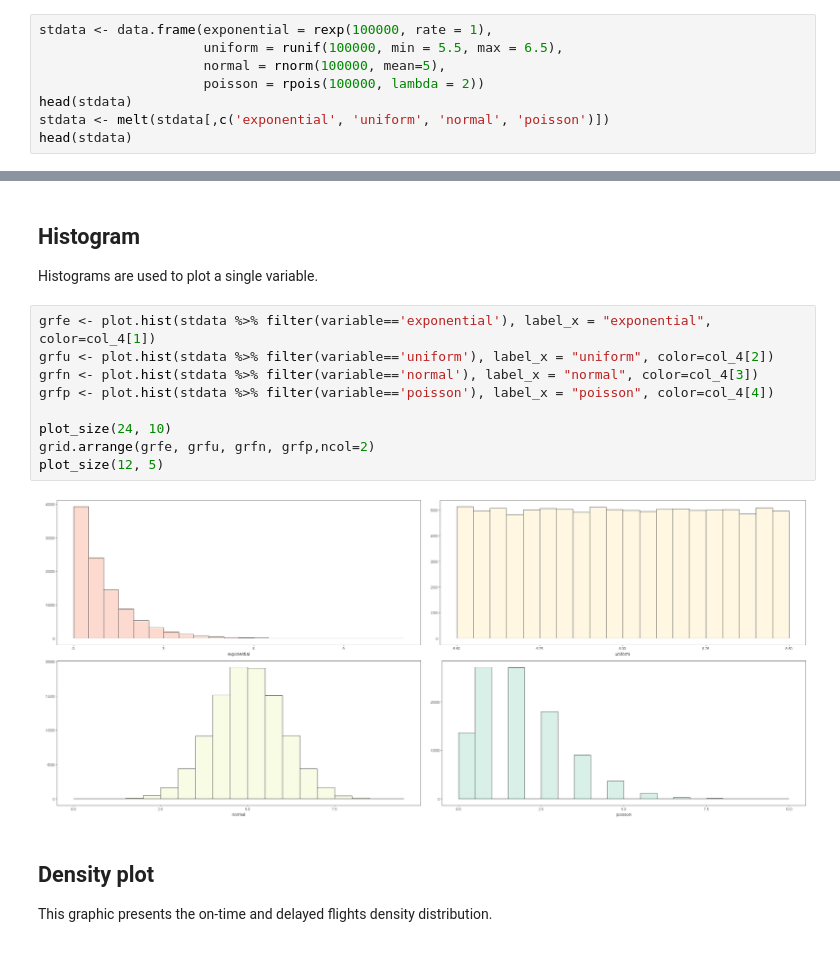
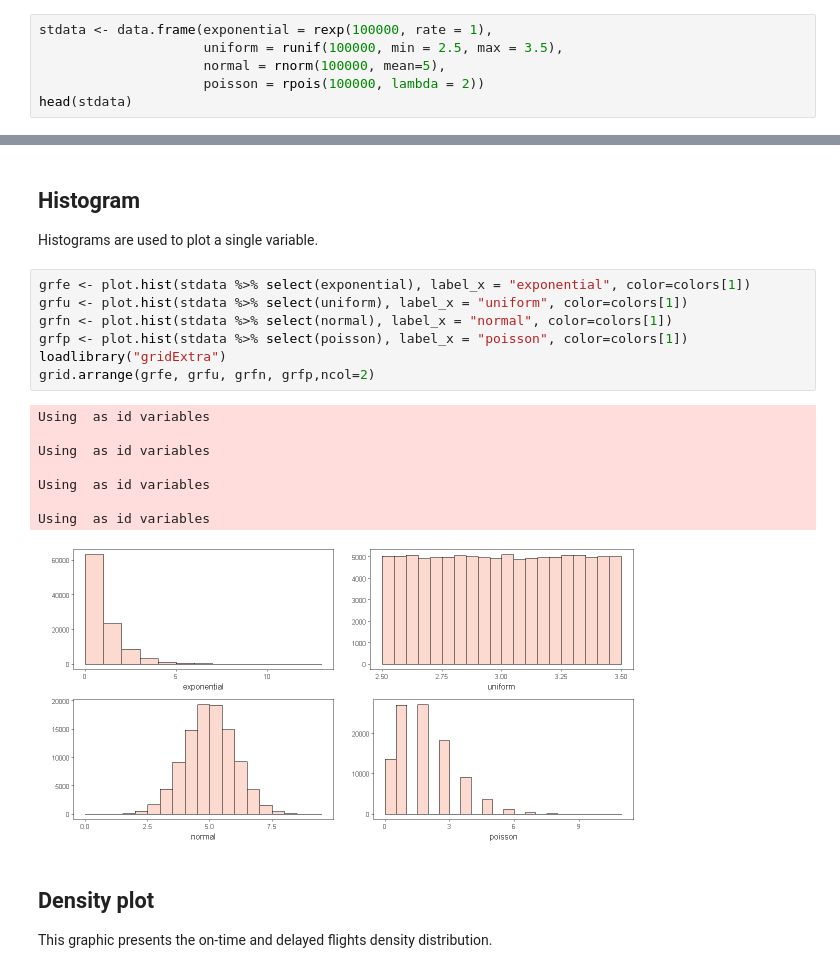
Before and after one commit to eogasawara/mylibrary, a Jupyter notebook: Graphic.ipynb, the cells around one changed output, grey strips where cells are left out. Cells and saved outputs as stored; diff of their text form.

```diff
--- a/Graphic.ipynb
+++ b/Graphic.ipynb
@@ -318,12 +306,10 @@ plot(grf)
 The following examples use random variables so that different data distribution can be better viewed.
 # %%
 stdata <- data.frame(exponential = rexp(100000, rate = 1),
-                     uniform = runif(100000, min = 5.5, max = 6.5),
+                     uniform = runif(100000, min = 2.5, max = 3.5),
                      normal = rnorm(100000, mean=5),
                      poisson = rpois(100000, lambda = 2))
 head(stdata)
-stdata <- melt(stdata[,c('exponential', 'uniform', 'normal', 'poisson')])
-head(stdata)
 # %% [output]
 A data.frame: 6 × 4
 |  | exponential | uniform | normal | poisson |
@@ -348,16 +324,21 @@ A data.frame: 6 × 2
 ## Histogram
 Histograms are used to plot a single variable.
 # %%
-grfe <- plot.hist(stdata %>% filter(variable=='exponential'), label_x = "exponential", color=col_4[1])
-grfu <- plot.hist(stdata %>% filter(variable=='uniform'), label_x = "uniform", color=col_4[2])
-grfn <- plot.hist(stdata %>% filter(variable=='normal'), label_x = "normal", color=col_4[3])
-grfp <- plot.hist(stdata %>% filter(variable=='poisson'), label_x = "poisson", color=col_4[4])
-
-plot_size(24, 10)
+grfe <- plot.hist(stdata %>% select(exponential), label_x = "exponential", color=colors[1])
+grfu <- plot.hist(stdata %>% select(uniform), label_x = "uniform", color=colors[1])
+grfn <- plot.hist(stdata %>% select(normal), label_x = "normal", color=colors[1])
+grfp <- plot.hist(stdata %>% select(poisson), label_x = "poisson", color=colors[1])
+loadlibrary("gridExtra")
 grid.arrange(grfe, grfu, grfn, grfp,ncol=2)
-plot_size(12, 5)
 # %% [output]
+Using  as id variables
+
+Using  as id variables
+
+Using  as id variables
+
+Using  as id variables
-[figure, old version]
+[figure, new version]
 # %% [markdown]
 ## Density plot
 This graphic presents the on-time and delayed flights density distribution.
```
Also changed, not shown: parts of 21 cells of this notebook, 2 other files.
